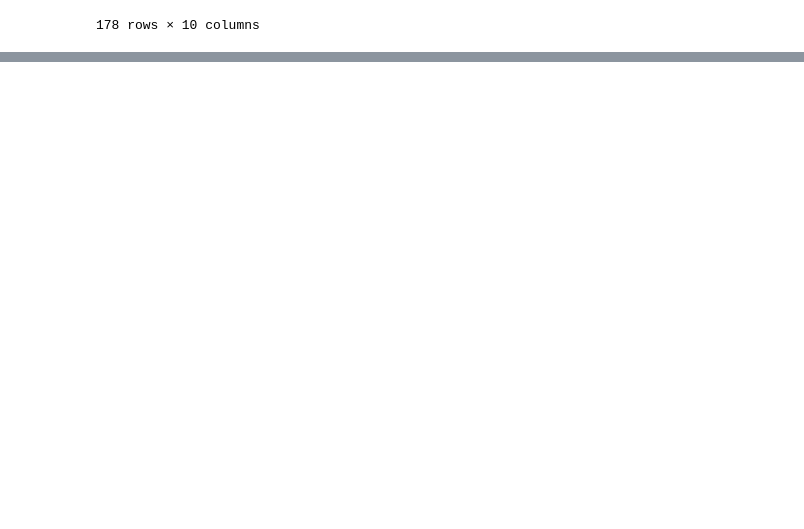
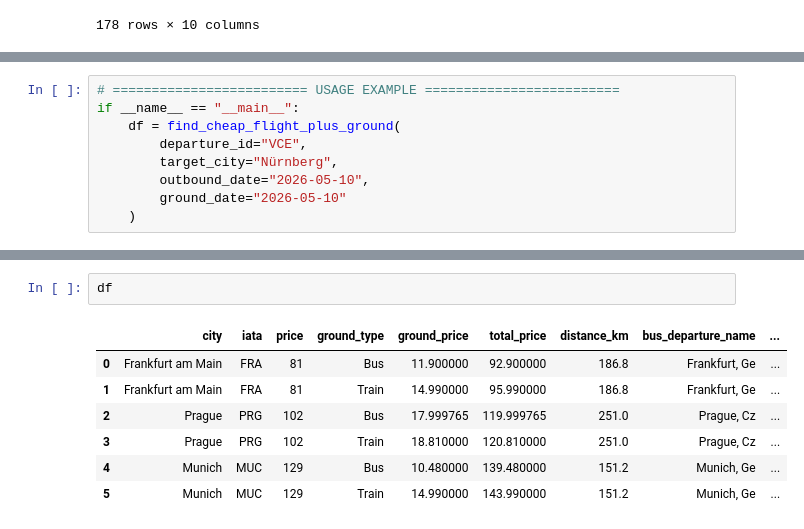
Before and after one commit to calcisher/multimodal-route-optimizer, a Jupyter notebook: jupyternotebook_files/testing.ipynb, the cells around one changed output, grey strips where cells are left out. Saved outputs shown, nothing was run; the diff lists cells and outputs as text; blank space fills up the shorter version.

```diff
--- a/jupyternotebook_files/testing.ipynb
+++ b/jupyternotebook_files/testing.ipynb
@@ -102,0 +331,9 @@ df
+# %%
+# ========================= USAGE EXAMPLE =========================
+if __name__ == "__main__":
+    df = find_cheap_flight_plus_ground(
+        departure_id="VCE",
+        target_city="Nürnberg",
+        outbound_date="2026-05-10",
+        ground_date="2026-05-10"
+    )
@@ -102,0 +356,10 @@ df
+# %%
+df
+# %% [output]
+|  | city | iata | price | ground_type | ground_price | total_price | distance_km | bus_departure_name | ... |
+| 0 | Frankfurt am Main | FRA | 81 | Bus | 11.900000 | 92.900000 | 186.8 | Frankfurt, Ge | ... |
+| 1 | Frankfurt am Main | FRA | 81 | Train | 14.990000 | 95.990000 | 186.8 | Frankfurt, Ge | ... |
+| 2 | Prague | PRG | 102 | Bus | 17.999765 | 119.999765 | 251.0 | Prague, Cz | ... |
+| 3 | Prague | PRG | 102 | Train | 18.810000 | 120.810000 | 251.0 | Prague, Cz | ... |
+| 4 | Munich | MUC | 129 | Bus | 10.480000 | 139.480000 | 151.2 | Munich, Ge | ... |
+| 5 | Munich | MUC | 129 | Train | 14.990000 | 143.990000 | 151.2 | Munich, Ge | ... |
```
Also changed, not shown: parts of 4 cells of this notebook, 11 other files.
